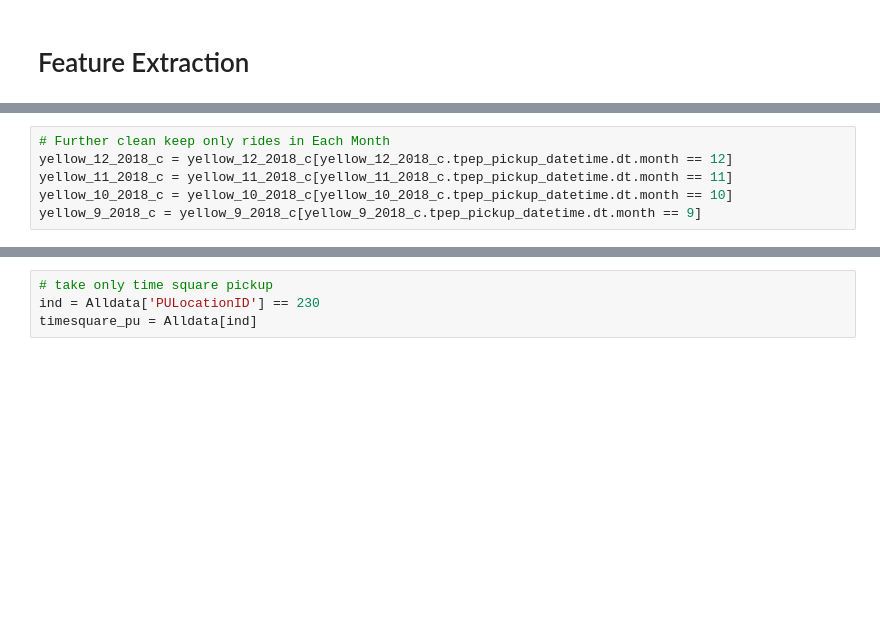
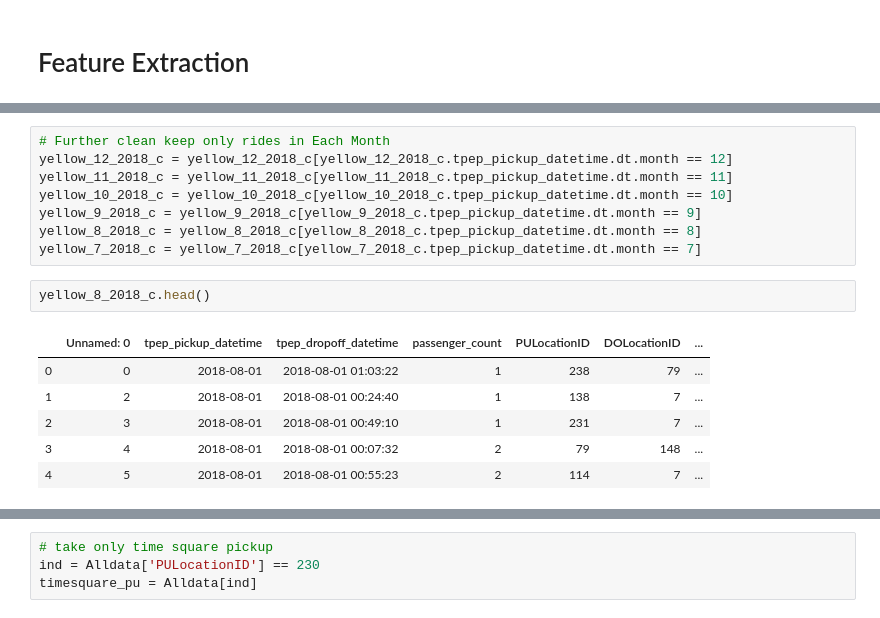
Before and after one commit to ChenjieSU/ADS_project, a Jupyter notebook: feature_extraction.ipynb, the cells around one changed output, grey strips where cells are left out. Drawn from its saved outputs; the diff is of its cells as text; blank space fills up the shorter version.

```diff
--- a/feature_extraction.ipynb
+++ b/feature_extraction.ipynb
@@ -175,3 +153,14 @@ yellow_12_2018_c = yellow_12_2018_c[yellow_12_2018_c.tpep_pickup_datetime.dt.mon
 yellow_11_2018_c = yellow_11_2018_c[yellow_11_2018_c.tpep_pickup_datetime.dt.month == 11]
 yellow_10_2018_c = yellow_10_2018_c[yellow_10_2018_c.tpep_pickup_datetime.dt.month == 10]
 yellow_9_2018_c = yellow_9_2018_c[yellow_9_2018_c.tpep_pickup_datetime.dt.month == 9]
+yellow_8_2018_c = yellow_8_2018_c[yellow_8_2018_c.tpep_pickup_datetime.dt.month == 8]
+yellow_7_2018_c = yellow_7_2018_c[yellow_7_2018_c.tpep_pickup_datetime.dt.month == 7]
+# %%
+yellow_8_2018_c.head()
+# %% [output]
+|  | Unnamed: 0 | tpep_pickup_datetime | tpep_dropoff_datetime | passenger_count | PULocationID | DOLocationID | ... |
+| 0 | 0 | 2018-08-01 | 2018-08-01 01:03:22 | 1 | 238 | 79 | ... |
+| 1 | 2 | 2018-08-01 | 2018-08-01 00:24:40 | 1 | 138 | 7 | ... |
+| 2 | 3 | 2018-08-01 | 2018-08-01 00:49:10 | 1 | 231 | 7 | ... |
+| 3 | 4 | 2018-08-01 | 2018-08-01 00:07:32 | 2 | 79 | 148 | ... |
+| 4 | 5 | 2018-08-01 | 2018-08-01 00:55:23 | 2 | 114 | 7 | ... |
```
Also changed, not shown: parts of 27 cells of this notebook.
